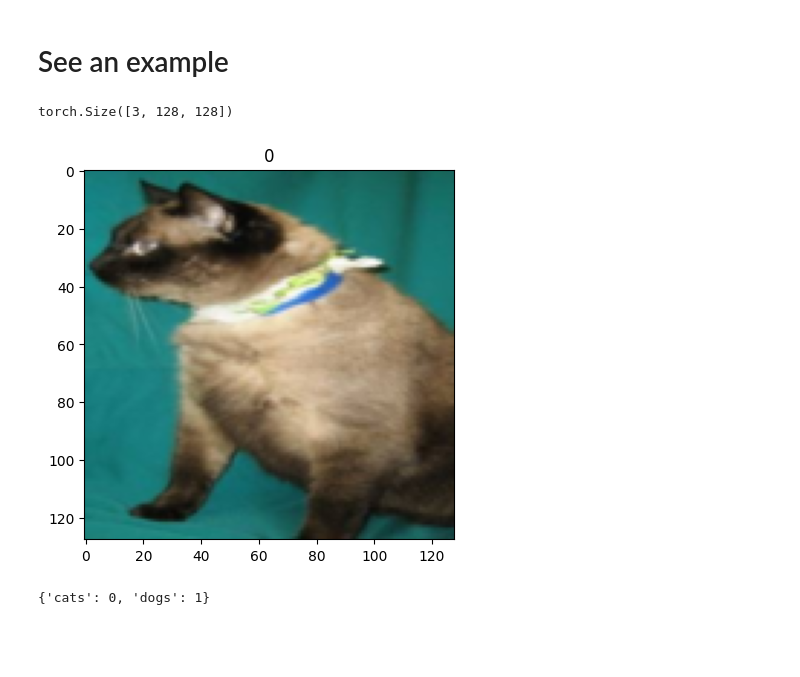
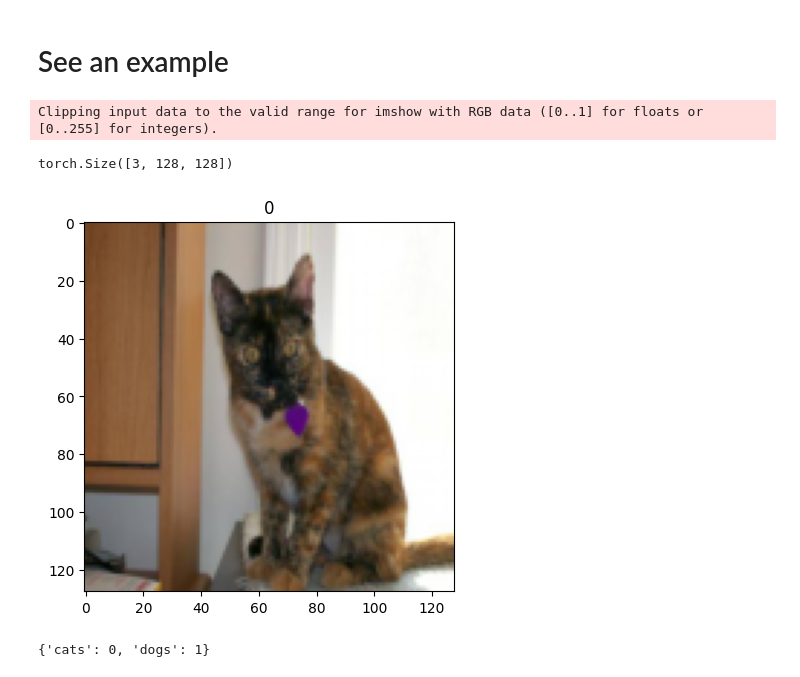
Before and after one commit to emumily/datasci_223, a Jupyter notebook: exercises/4-classification/simple-pytorch-animal-classification.ipynb, the cells around one changed output. Cells and saved outputs as stored; diff of their text form; code cells hidden in the pictures; blank space fills up the shorter version.

```diff
--- a/exercises/4-classification/simple-pytorch-animal-classification.ipynb
+++ b/exercises/4-classification/simple-pytorch-animal-classification.ipynb
@@ -14,9 +14,9 @@ class C:
     train_img_path = 'animals/cat_and_dog/training_set/'
     val_img_path = 'animals/cat_and_dog/test_set/'
 
-    lr = 0.001
+    lr = 0.1
     batch_size = 128
-    epochs = 25
+    epochs = 5
 
     device = torch.device('cuda' if torch.cuda.is_available() else 'cpu')
 # %% [markdown]
@@ -47,14 +47,15 @@ len(train), len(val)
 # %% [markdown]
 # See an example
 # %%
-image, label = train[888] # see img at idx
+image, label = train[898] # see img at idx
 
 plt.imshow(image.permute(1,2,0)) # from (c, h, w) -> required to show format (h, w, c)
 plt.title(label);
 image.shape
 # %% [output]
-torch.Size([3, 128, 128])
+Clipping input data to the valid range for imshow with RGB data ([0..1] for floats or [0..255] for integers).
+torch.Size([3, 128, 128])
-[figure, old version]
+[figure, new version]
 # %%
 classes = train.class_to_idx
 classes
```
Also changed, not shown: parts of 8 cells of this notebook, 1 other file.
